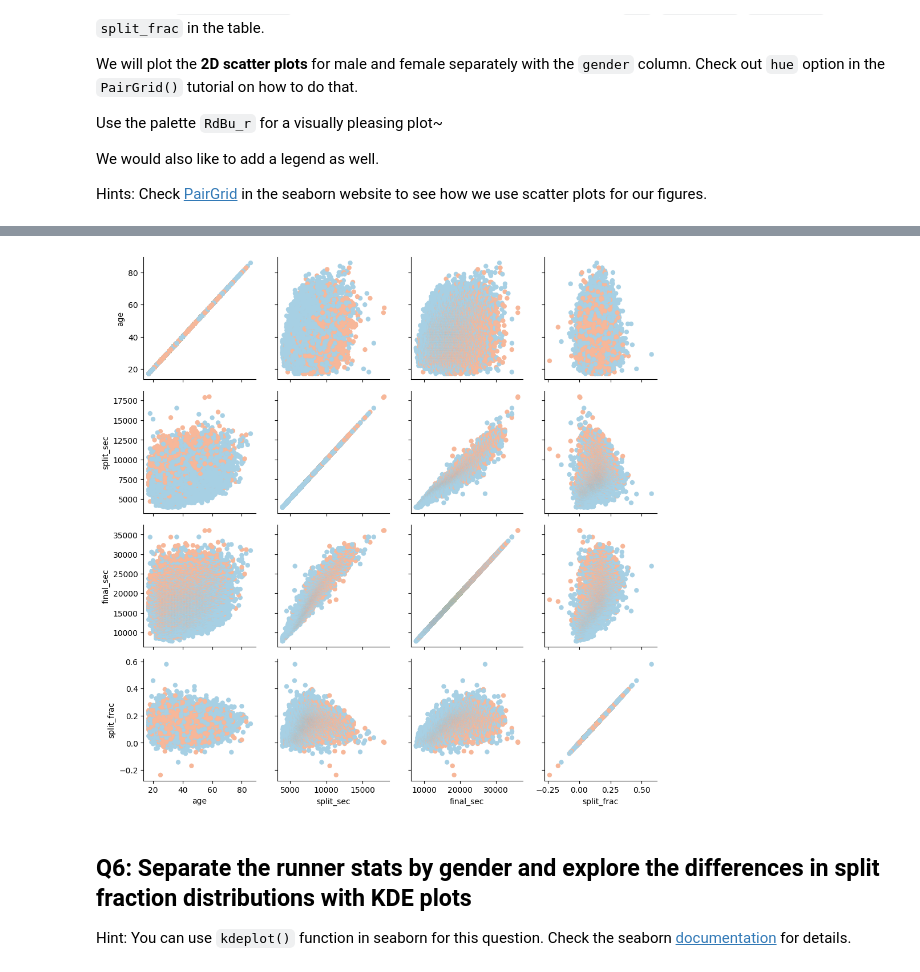
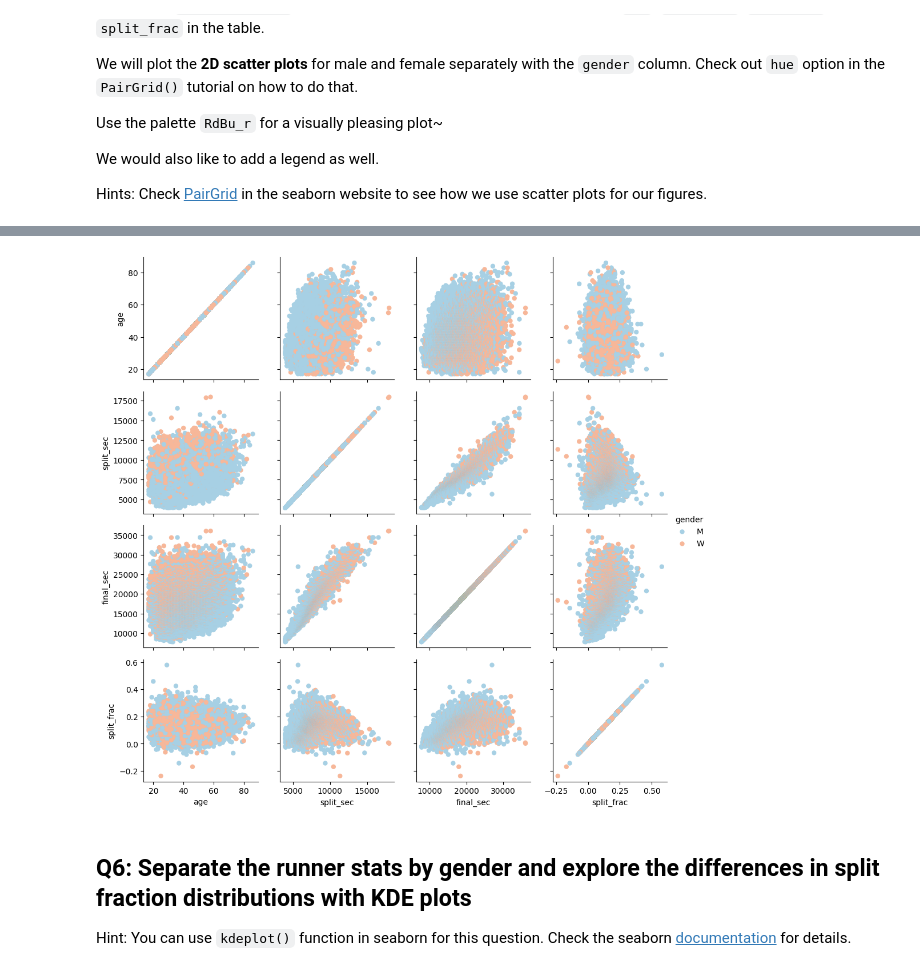
Before and after one commit to HueyBick/2024_Intro_Python, a Jupyter notebook: ML_EES/IP/W4_S2.ipynb, the cells around one changed output, grey strips where cells are left out. Saved outputs shown, nothing was run; the diff lists cells and outputs as text; code cells hidden in the pictures.

```diff
--- a/ML_EES/IP/W4_S2.ipynb
+++ b/ML_EES/IP/W4_S2.ipynb
@@ -130,10 +130,10 @@ Hints: Check [PairGrid](https://seaborn.pydata.org/generated/seaborn.PairGrid.ht
 # %%
 g = sns.PairGrid(data=data,vars=['age','split_sec','final_sec','split_frac'],hue='gender',palette='RdBu_r')
 g.map(sns.scatterplot,edgecolor='None')
 # Add legend here.
-g.add_legend;
+g.add_legend();
 # %% [output]
-[figure, old version]
+[figure, new version]
 # %% [markdown]
 ## Q6: Separate the runner stats by gender and explore the differences in split fraction distributions with KDE plots
 
```
Also changed, not shown: parts of 4 cells of this notebook.
